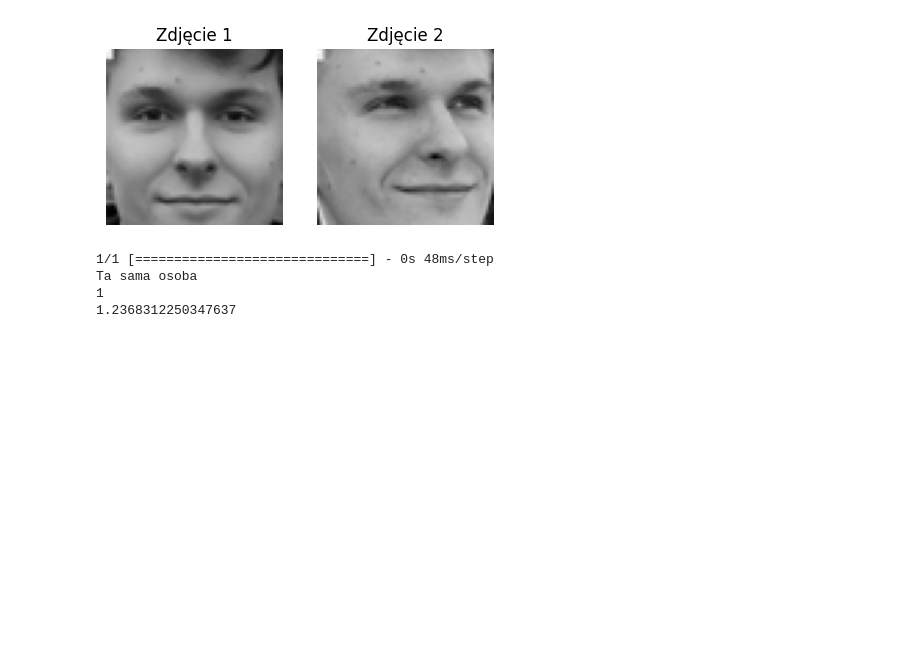
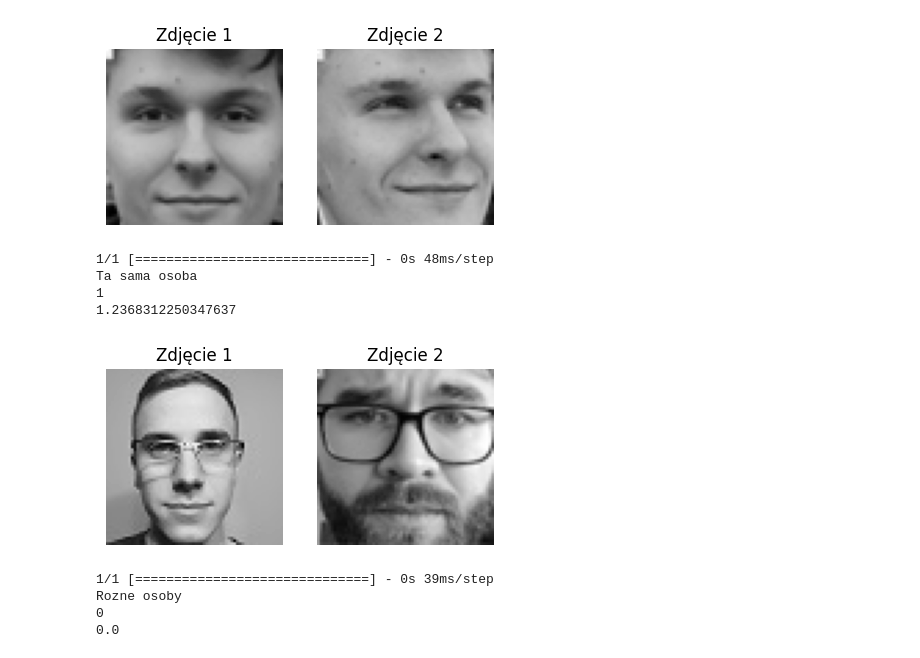
Before and after one commit to ajankowi/Multimedia, a Jupyter notebook: Face_recognition.ipynb, the cells around one changed output. Saved outputs shown, nothing was run; the diff lists cells and outputs as text; code cells hidden in the pictures; blank space fills up the shorter version.

```diff
--- a/Face_recognition.ipynb
+++ b/Face_recognition.ipynb
@@ -208,3 +208,19 @@ Ta sama osoba
 1.2368312250347637
 # %%
 # Tak wiem, wartosci powinny byc od 0 do 1 ale zle ustawilem ostatnia wartste podczas uczenia xd
+# %%
+pred = face_recognaction(adam_1, mateusz_1, True)
+
+if pred[0] == 1:
+  print('Ta sama osoba')
+else:
+  print('Rozne osoby')
+
+print(pred[0])
+print(pred[1])
+# %% [output]
+[figure, added]
+1/1 [==============================] - 0s 39ms/step
+Rozne osoby
+0
+0.0
```
Also changed, not shown: parts of 2 cells of this notebook.
